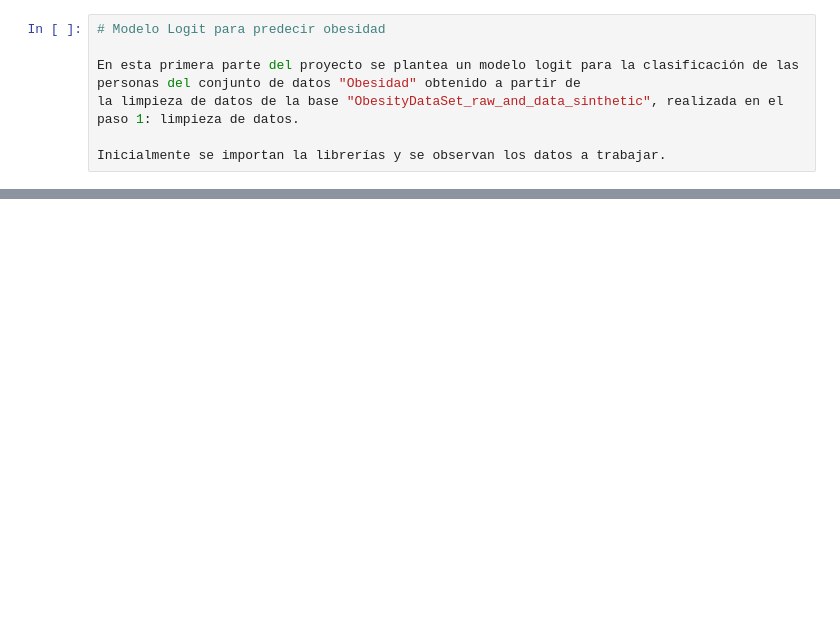
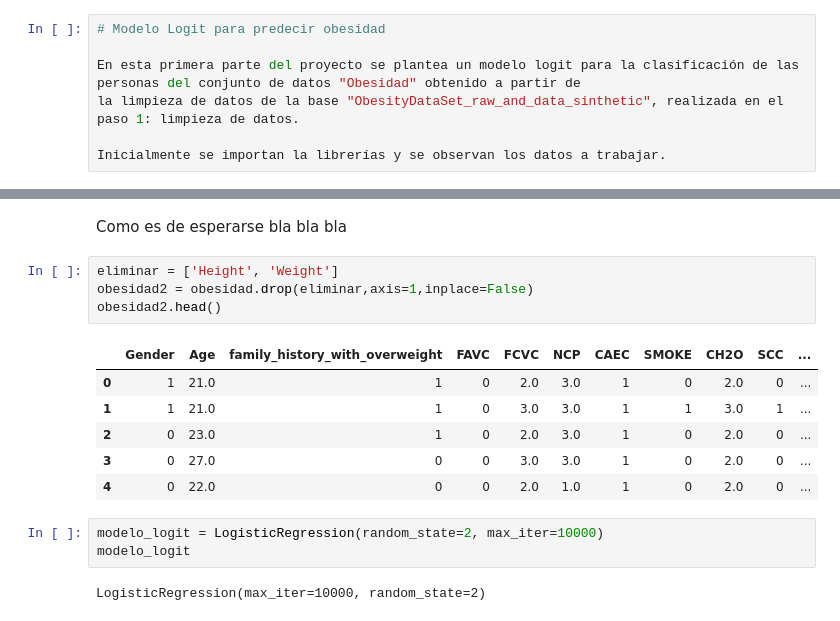
Before and after one commit to cmpineros/ProyObesity-2, a Jupyter notebook: Modelo 1 - Logit/logit.ipynb, the cells around one changed output, grey strips where cells are left out. Cells and saved outputs as stored; diff of their text form; blank space fills up the shorter version.

```diff
--- a/Modelo 1 - Logit/logit.ipynb
+++ b/Modelo 1 - Logit/logit.ipynb
@@ -31,0 +79,18 @@ plt.show()
+# %% [markdown]
+Como es de esperarse bla bla bla
+# %%
+eliminar = ['Height', 'Weight']
+obesidad2 = obesidad.drop(eliminar,axis=1,inplace=False)
+obesidad2.head()
+# %% [output]
+|  | Gender | Age | family_history_with_overweight | FAVC | FCVC | NCP | CAEC | SMOKE | CH2O | SCC | ... |
+| 0 | 1 | 21.0 | 1 | 0 | 2.0 | 3.0 | 1 | 0 | 2.0 | 0 | ... |
+| 1 | 1 | 21.0 | 1 | 0 | 3.0 | 3.0 | 1 | 1 | 3.0 | 1 | ... |
+| 2 | 0 | 23.0 | 1 | 0 | 2.0 | 3.0 | 1 | 0 | 2.0 | 0 | ... |
+| 3 | 0 | 27.0 | 0 | 0 | 3.0 | 3.0 | 1 | 0 | 2.0 | 0 | ... |
+| 4 | 0 | 22.0 | 0 | 0 | 2.0 | 1.0 | 1 | 0 | 2.0 | 0 | ... |
+# %%
+modelo_logit = LogisticRegression(random_state=2, max_iter=10000)
+modelo_logit
+# %% [output]
+LogisticRegression(max_iter=10000, random_state=2)
```
Also changed, not shown: parts of 3 cells of this notebook.
